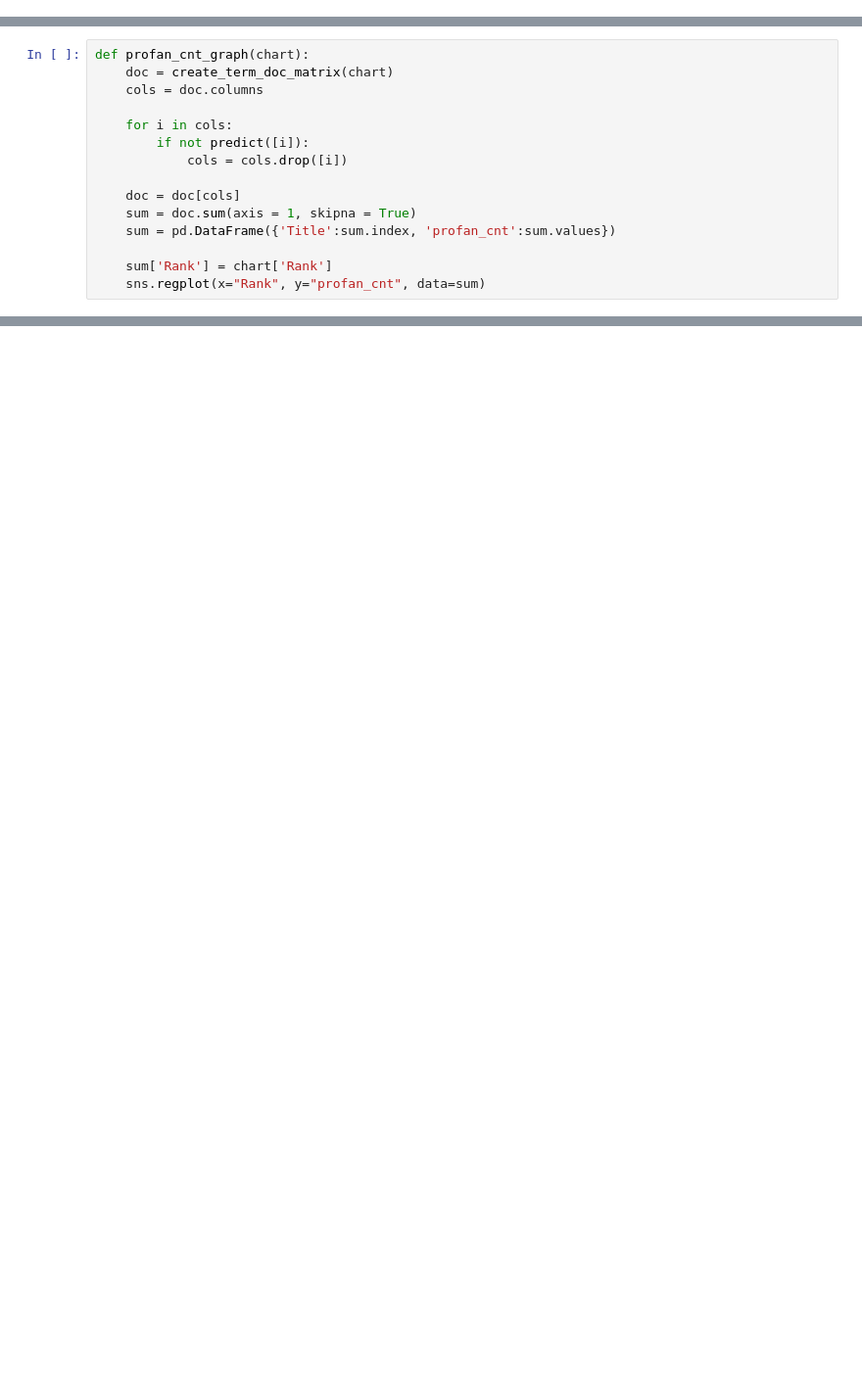
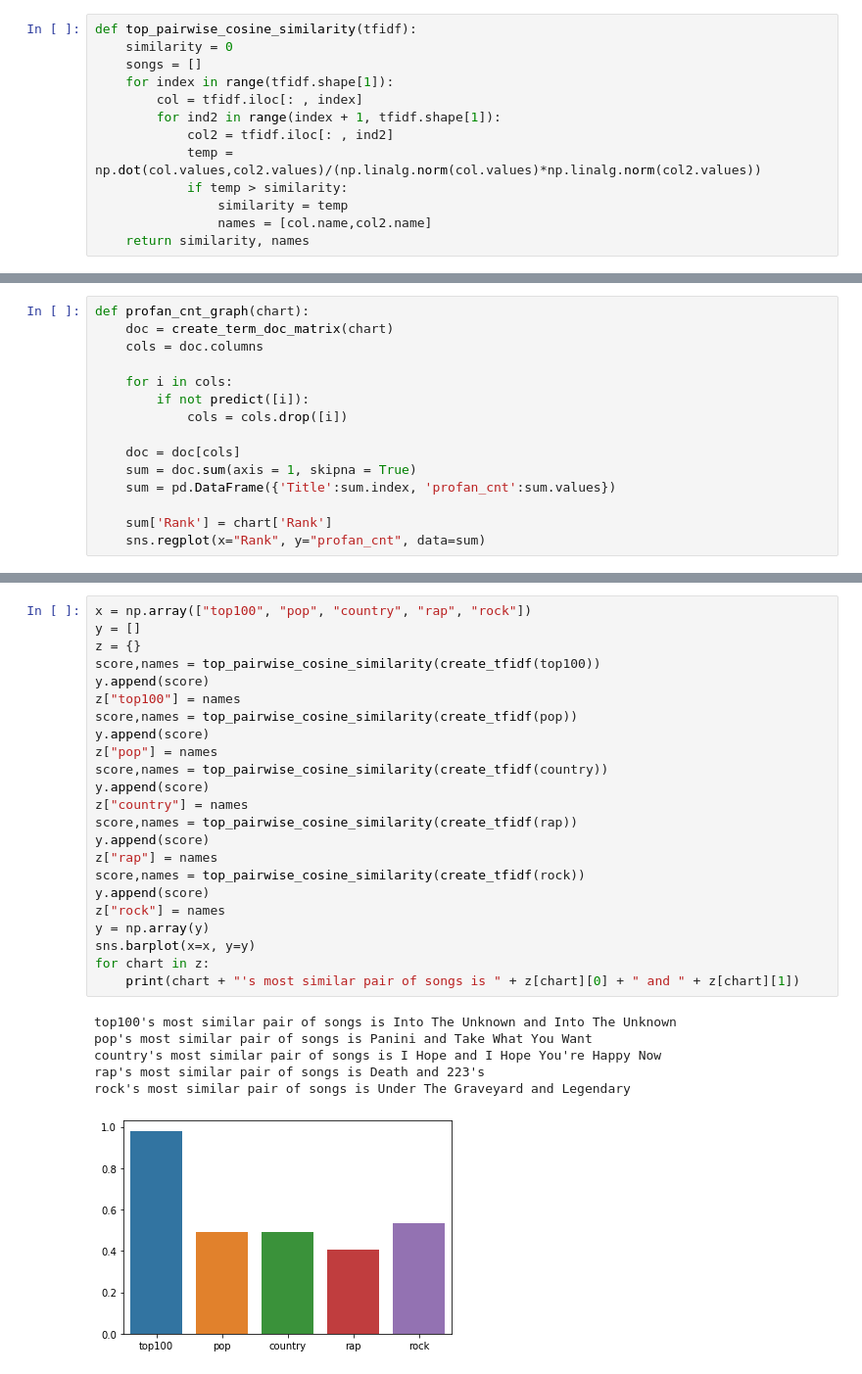
Before and after one commit to suttonr75/320FinalFall2019, a Jupyter notebook: FinalProject.ipynb, the cells around one changed output, grey strips where cells are left out. Shown: that part at 98% size. Drawn from its saved outputs; the diff is of its cells as text; blank space fills up the shorter version.

```diff
--- a/FinalProject.ipynb
+++ b/FinalProject.ipynb
@@ -200,0 +224,13 @@ average_cosine_similarity(tfidf)
+# %%
+def top_pairwise_cosine_similarity(tfidf):
+    similarity = 0
+    songs = []
+    for index in range(tfidf.shape[1]):
+        col = tfidf.iloc[: , index]
+        for ind2 in range(index + 1, tfidf.shape[1]):
+            col2 = tfidf.iloc[: , ind2]
+            temp = np.dot(col.values,col2.values)/(np.linalg.norm(col.values)*np.linalg.norm(col2.values))
+            if temp > similarity:
+                similarity = temp
+                names = [col.name,col2.name]
+    return similarity, names
@@ -663,0 +622,30 @@ dtype: float64
+# %%
+x = np.array(["top100", "pop", "country", "rap", "rock"])
+y = []
+z = {}
+score,names = top_pairwise_cosine_similarity(create_tfidf(top100))
+y.append(score)
+z["top100"] = names
+score,names = top_pairwise_cosine_similarity(create_tfidf(pop))
+y.append(score)
+z["pop"] = names
+score,names = top_pairwise_cosine_similarity(create_tfidf(country))
+y.append(score)
+z["country"] = names
+score,names = top_pairwise_cosine_similarity(create_tfidf(rap))
+y.append(score)
+z["rap"] = names
+score,names = top_pairwise_cosine_similarity(create_tfidf(rock))
+y.append(score)
+z["rock"] = names
+y = np.array(y)
+sns.barplot(x=x, y=y)
+for chart in z:
+    print(chart + "'s most similar pair of songs is " + z[chart][0] + " and " + z[chart][1])
+# %% [output]
+top100's most similar pair of songs is Into The Unknown and Into The Unknown
+pop's most similar pair of songs is Panini and Take What You Want
+country's most similar pair of songs is I Hope and I Hope You're Happy Now
+rap's most similar pair of songs is Death and 223's
+rock's most similar pair of songs is Under The Graveyard and Legendary
+[figure, added]
```
Also changed, not shown: parts of 39 cells of this notebook.
